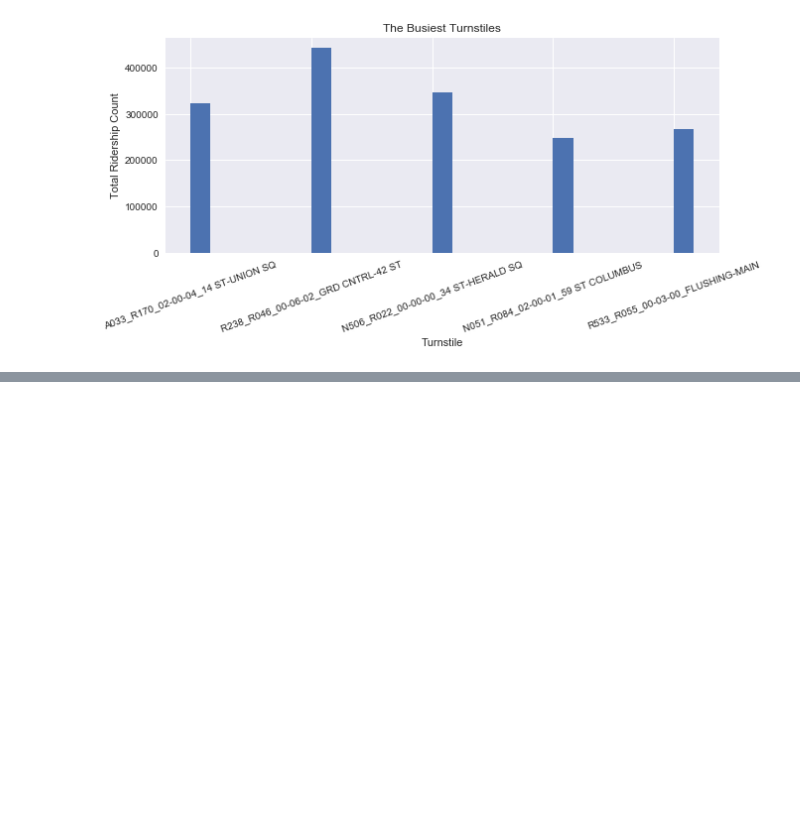
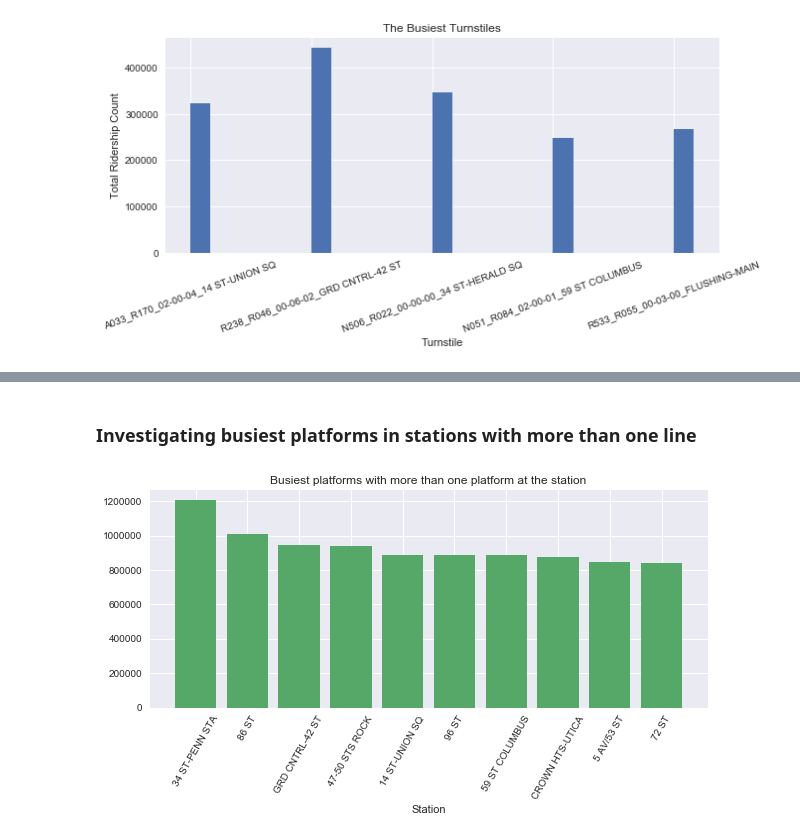
Before and after one commit to everling-prime/benson, a Jupyter notebook: team_best_benson_mta_analysis.ipynb, the cells around one changed output, grey strips where cells are left out. Cells and saved outputs as stored; diff of their text form; code cells hidden in the pictures; blank space fills up the shorter version.

```diff
--- a/team_best_benson_mta_analysis.ipynb
+++ b/team_best_benson_mta_analysis.ipynb
@@ -870,0 +899,16 @@ ax.set_title('The Busiest Turnstiles')
+# %% [markdown]
+### Investigating busiest platforms in stations with more than one line
+# %%
+xlabs = kramer_df.loc[kramer_df.lines_at_station > 1][:top_group_size]['station']
+yvals = kramer_df.loc[kramer_df.lines_at_station > 1][:top_group_size]['total_traffic_norm']
+fig, ax = plt.subplots(figsize=(10, 4))
+plt.bar(np.arange(top_group_size), yvals)
+ax.set_xticks(range(0,11))
+ax.set_xticklabels(xlabs)
+plt.xticks(rotation = 60)
+plt.xlabel("Station")
+plt.bar(np.arange(top_group_size), yvals)
+plt.title("Busiest platforms with more than one platform at the station")
+plt.show()
+# %% [output]
+[figure, added]
```
Also changed, not shown: parts of 3 cells of this notebook.
